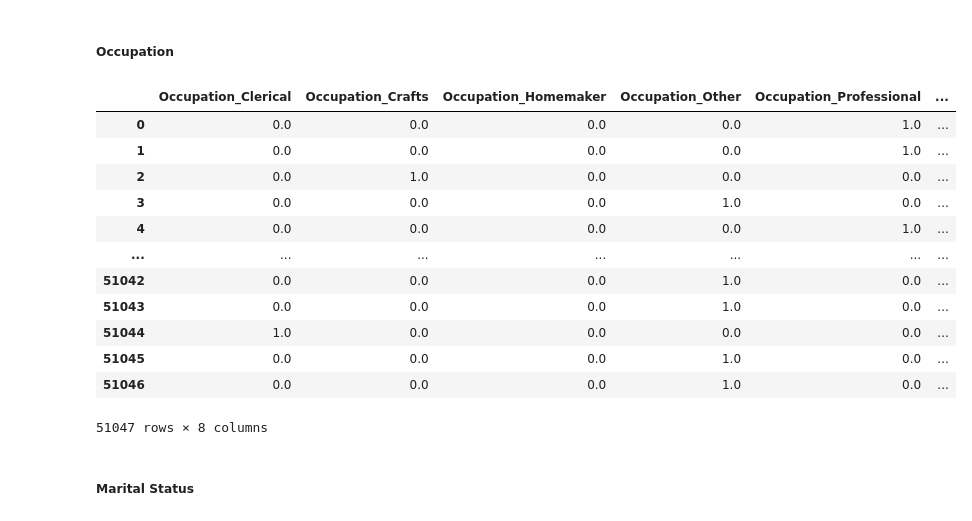
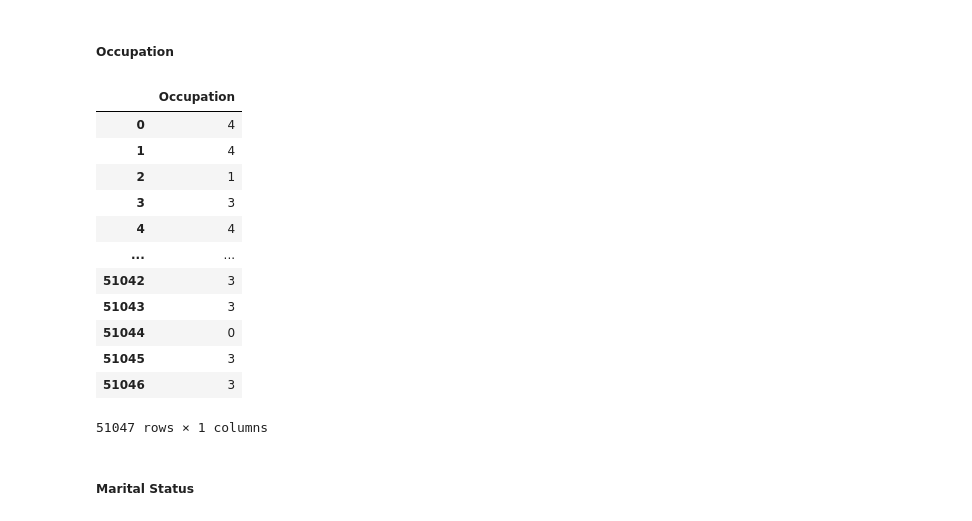
Before and after one commit to sthasubin429/slpt, a Jupyter notebook: src/telecom_churn.ipynb, the cells around one changed output. Saved outputs shown, nothing was run; the diff lists cells and outputs as text; code cells hidden in the pictures.

```diff
--- a/src/telecom_churn.ipynb
+++ b/src/telecom_churn.ipynb
@@ -423,11 +414,11 @@ def ohe_cat(ColName, df):
 # %% [markdown]
 ##### Service Area
 # %%
-data_fe['ServiceArea'] = data_fe.ServiceArea.str[:3]
-data_fe = ohe_cat('ServiceArea', data_fe)
+#data_fe['ServiceArea'] = data_fe.ServiceArea.str[:3]
+#data_fe = ohe_cat('ServiceArea', data_fe)
+#data_fe.filter(like='ServiceArea')
+
+le = LabelEncoder()
+data_fe["ServiceArea"] = le.fit_transform(data_fe.ServiceArea.str[:3])
 data_fe.filter(like='ServiceArea')
-
-# le = LabelEncoder()
-# data_fe["ServiceArea"] = le.fit_transform(data_fe.ServiceArea.str[:3])
-# data_fe.filter(like='ServiceArea')
 # %% [output]
@@ -466,26 +457,26 @@ data_fe.filter(like='PrizmCode')
 # %% [markdown]
 ##### Occupation
 # %%
-data_fe = ohe_cat('Occupation', data_fe)
-data_fe.filter(like='Occupation')
+#data_fe = ohe_cat('Occupation', data_fe)
+#data_fe.filter(like='Occupation')
 
-# le = LabelEncoder()
-# data_fe["Occupation"] = le.fit_transform(data_fe["Occupation"])
-# data_fe.filter(like="Occupation")
+le = LabelEncoder()
+data_fe["Occupation"] = le.fit_transform(data_fe["Occupation"])
+data_fe.filter(like="Occupation")
 # %% [output]
-|  | Occupation_Clerical | Occupation_Crafts | Occupation_Homemaker | Occupation_Other | Occupation_Professional | ... |
-| 0 | 0.0 | 0.0 | 0.0 | 0.0 | 1.0 | ... |
-| 1 | 0.0 | 0.0 | 0.0 | 0.0 | 1.0 | ... |
-| 2 | 0.0 | 1.0 | 0.0 | 0.0 | 0.0 | ... |
-| 3 | 0.0 | 0.0 | 0.0 | 1.0 | 0.0 | ... |
-| 4 | 0.0 | 0.0 | 0.0 | 0.0 | 1.0 | ... |
-| ... | ... | ... | ... | ... | ... | ... |
-| 51042 | 0.0 | 0.0 | 0.0 | 1.0 | 0.0 | ... |
-| 51043 | 0.0 | 0.0 | 0.0 | 1.0 | 0.0 | ... |
-| 51044 | 1.0 | 0.0 | 0.0 | 0.0 | 0.0 | ... |
-| 51045 | 0.0 | 0.0 | 0.0 | 1.0 | 0.0 | ... |
-| 51046 | 0.0 | 0.0 | 0.0 | 1.0 | 0.0 | ... |
+|  | Occupation |
+| 0 | 4 |
+| 1 | 4 |
+| 2 | 1 |
+| 3 | 3 |
+| 4 | 4 |
+| ... | ... |
+| 51042 | 3 |
+| 51043 | 3 |
+| 51044 | 0 |
+| 51045 | 3 |
+| 51046 | 3 |
-51047 rows × 8 columns
+51047 rows × 1 columns
 # %% [markdown]
 ##### Marital Status
 # %%
```
Also changed, not shown: parts of 35 cells of this notebook, 3 other files.
